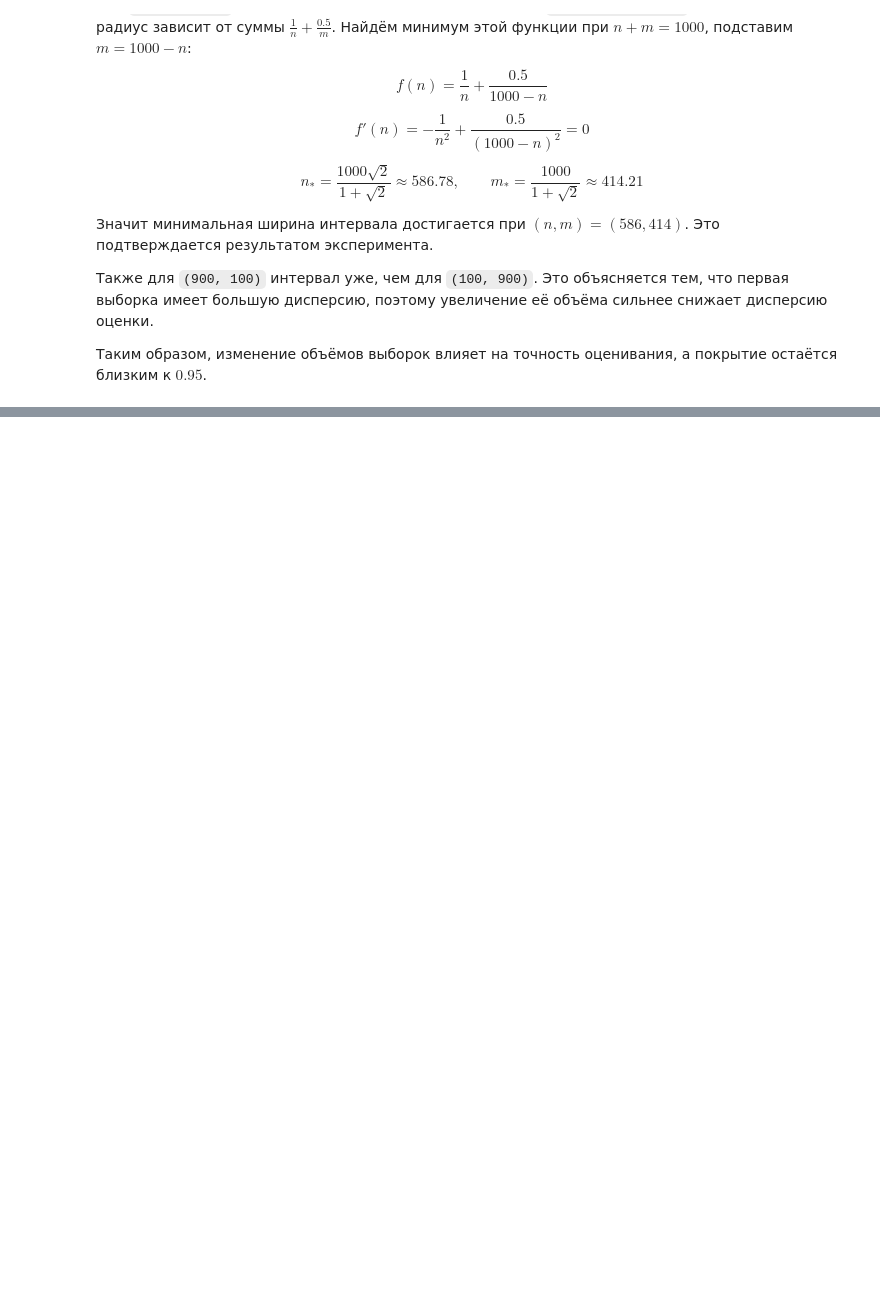
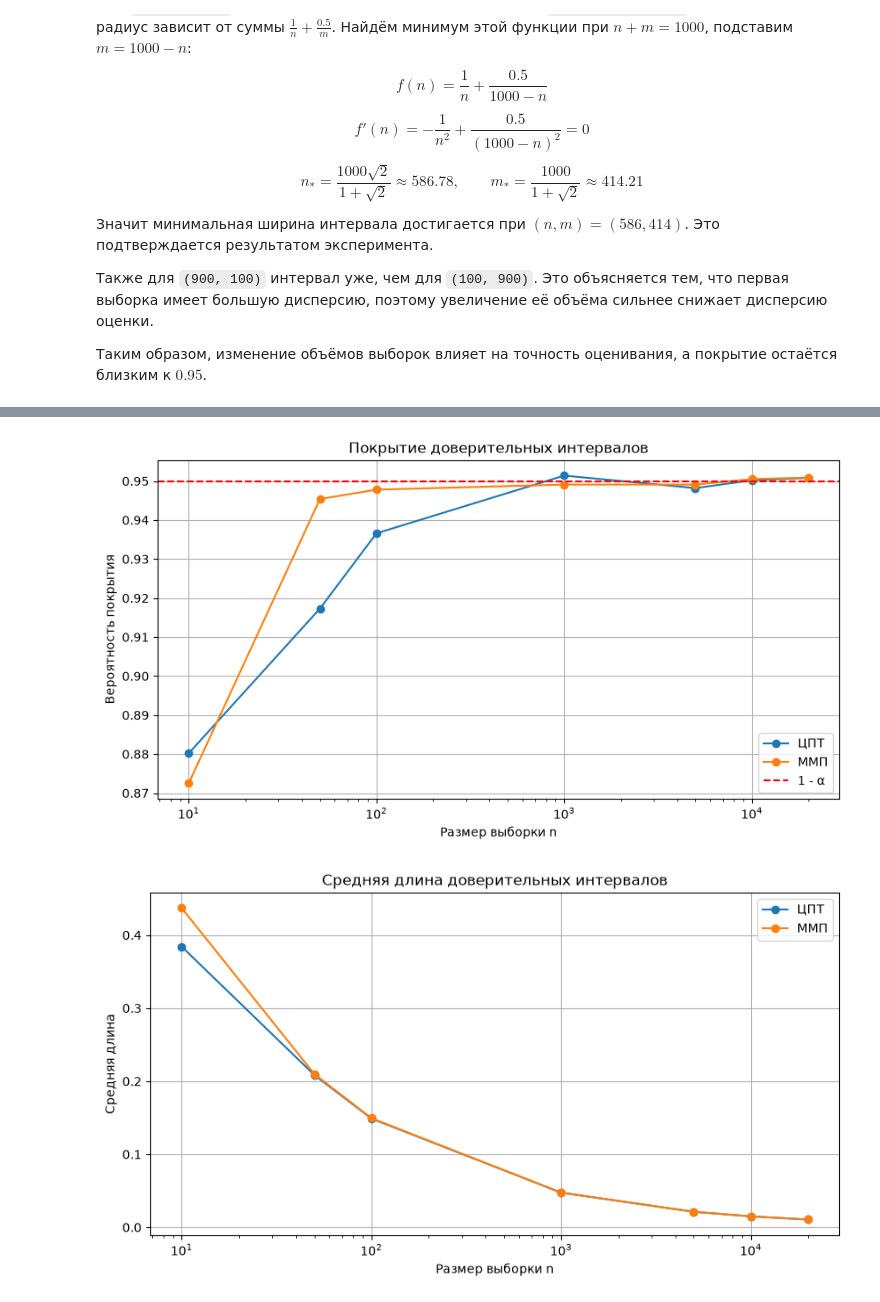
Before and after one commit to Malchicisinternetov/matstat-lab3-Vlasov-Mushnikov, a Jupyter notebook: lab3.ipynb, the cells around one changed output, grey strips where cells are left out. Cells and saved outputs as stored; diff of their text form; code cells hidden in the pictures; blank space fills up the shorter version.

```diff
--- a/lab3.ipynb
+++ b/lab3.ipynb
@@ -131,0 +375,76 @@ $$
+# %%
+import numpy as np
+from scipy.stats import norm
+import math
+import matplotlib.pyplot as plt
+
+p = 0.7
+N = 10000
+a = 0.05
+sizes = [10, 50, 100, 1000, 5000, 10000, 20000]
+
+rng = np.random.default_rng(6767676767)
+
+coverages1 = []
+coverages2 = []
+lengths1 = []
+lengths2 = []
+
+for n in sizes:
+    samples = rng.geometric(p, size=(N, n)) - 1
+    mean = np.mean(samples, axis=1)
+    var = np.var(samples, axis=1)
+
+    qant = norm.ppf(1 - a / 2)
+
+    qd = qant * np.sqrt(var / n)
+
+    l1 = 1 / (1 + mean + qd)
+    r1 = 1 / np.maximum(1, 1 + mean - qd)
+
+    pd = 1 / (1 + mean)
+    l2 = pd - qant * pd * np.sqrt((1 - pd)/ n)
+    r2 = pd + qant * pd * np.sqrt((1 - pd)/ n)
+
+    res1 = np.mean((l1 <= p) & (p <= r1))
+    res2 = np.mean((l2 <= p) & (p <= r2))
+
+    len1 = np.mean(r1 - l1)
+    len2 = np.mean(r2 - l2)
+
+    coverages1.append(res1)
+    coverages2.append(res2)
+    lengths1.append(len1)
+    lengths2.append(len2)
+
+
+plt.figure(figsize=(10, 5))
+
+plt.plot(sizes, coverages1, marker='o', label='ЦПТ')
+plt.plot(sizes, coverages2, marker='o', label='ММП')
+plt.axhline(1 - a, color='red', linestyle='--', label='1 - α')
+
+plt.xscale('log')
+plt.xlabel('Размер выборки n')
+plt.ylabel('Вероятность покрытия')
+plt.title('Покрытие доверительных интервалов')
+plt.legend()
+plt.grid(True)
+plt.show()
+
+
+plt.figure(figsize=(10, 5))
+
+plt.plot(sizes, lengths1, marker='o', label='ЦПТ')
+plt.plot(sizes, lengths2, marker='o', label='ММП')
+
+plt.xscale('log')
+plt.xlabel('Размер выборки n')
+plt.ylabel('Средняя длина')
+plt.title('Средняя длина доверительных интервалов')
+plt.legend()
+plt.grid(True)
+plt.show()
+# %% [output]
+[figure, added]
+[figure, added]
```
Also changed, not shown: parts of 2 cells of this notebook.
